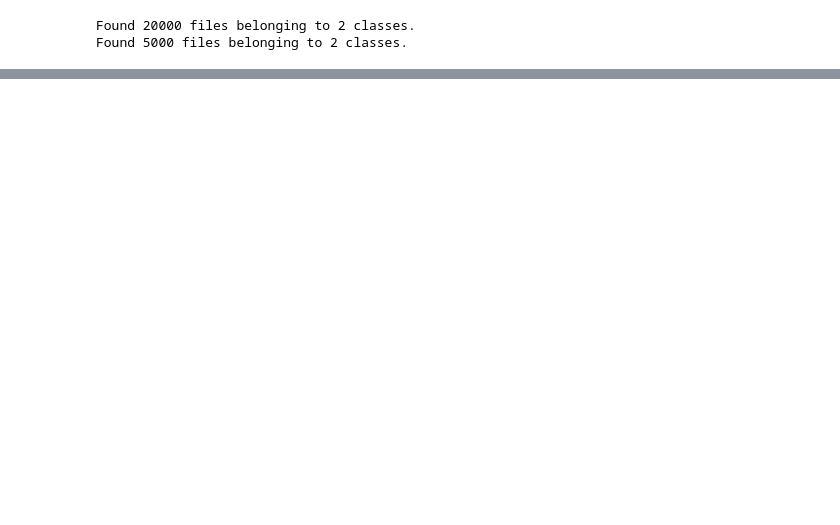
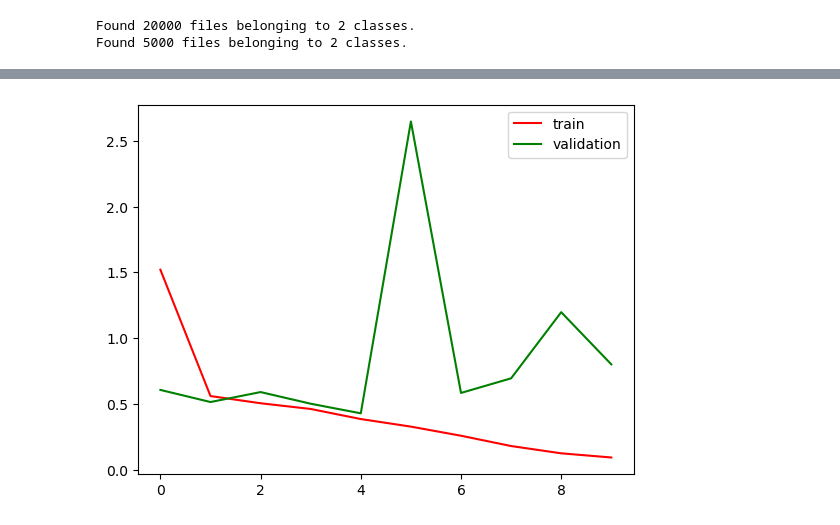
Before and after one commit to MDalamin5/DeepLearning-With-Pytorch-and-Tensorflow, a Jupyter notebook: Tensorflow/CampusX/CNN/Week-4/CatVSdog-img-classification/main.ipynb, the cells around one changed output, grey strips where cells are left out. Saved outputs shown, nothing was run; the diff lists cells and outputs as text; code cells hidden in the pictures; blank space fills up the shorter version.

```diff
--- a/Tensorflow/CampusX/CNN/Week-4/CatVSdog-img-classification/main.ipynb
+++ b/Tensorflow/CampusX/CNN/Week-4/CatVSdog-img-classification/main.ipynb
@@ -81,0 +184,7 @@ history = model.fit(train_ds, epochs=10, validation_data=validation_ds)
+# %%
+plt.plot(history2.history['loss'], color='red', label='train')
+plt.plot(history2.history['val_loss'], color='green', label='validation')
+plt.legend()
+plt.show()
+# %% [output]
+[figure, added]
```
Also changed, not shown: parts of 22 cells of this notebook, 2 other files.
